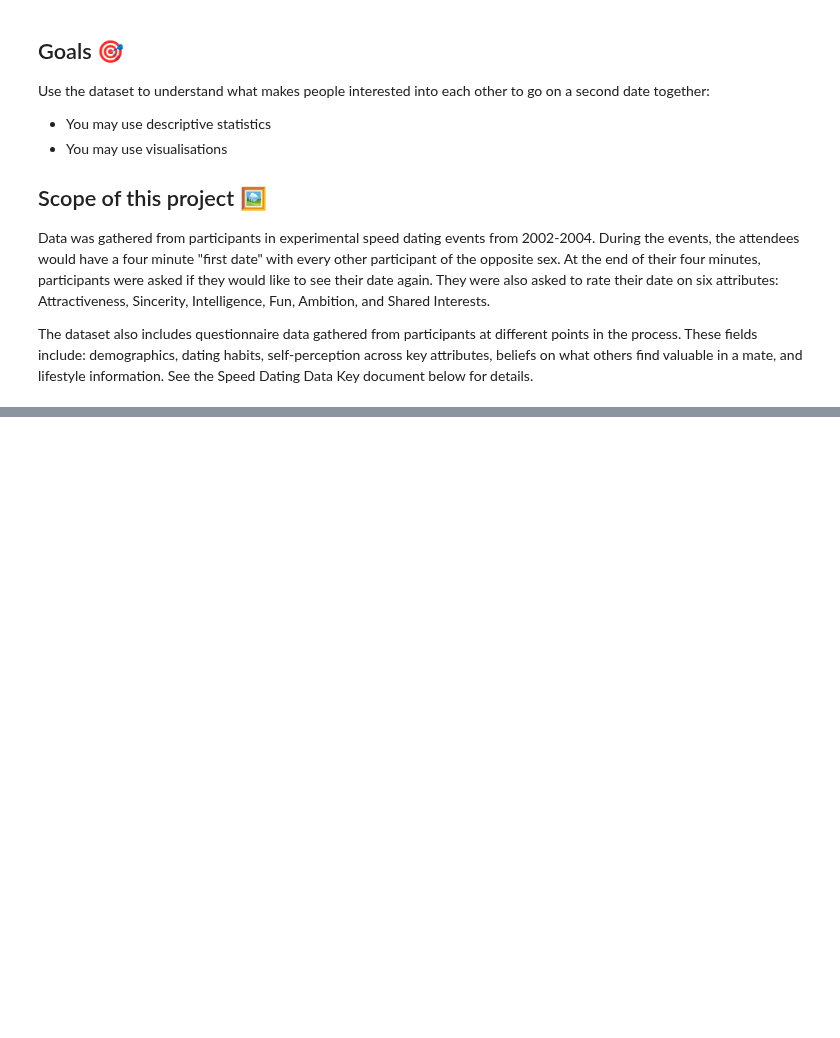
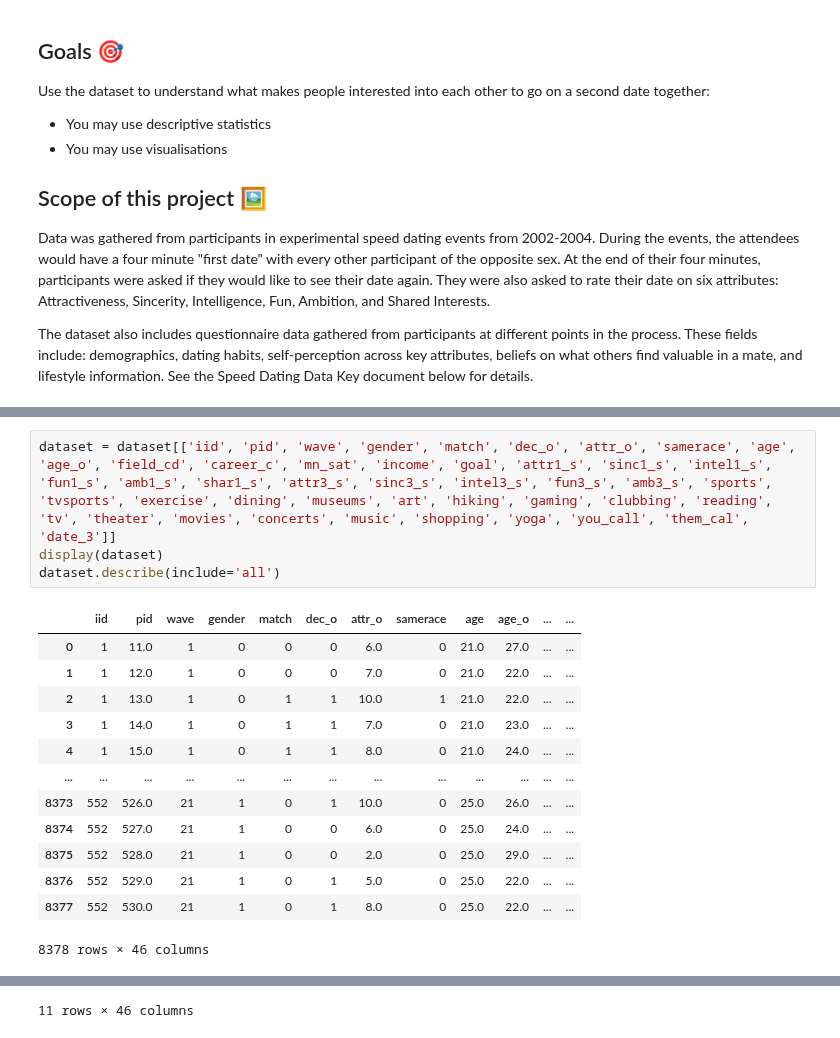
Before and after one commit to TheoGuil/jedha_projects, a Jupyter notebook: SpeedDating/study.ipynb, the cells around one changed output, grey strips where cells are left out. Cells and saved outputs as stored; diff of their text form; blank space fills up the shorter version.

```diff
--- a/SpeedDating/study.ipynb
+++ b/SpeedDating/study.ipynb
@@ -95,0 +121,18 @@ Rate your own attributes:
+# %%
+dataset = dataset[['iid', 'pid', 'wave', 'gender', 'match', 'dec_o', 'attr_o', 'samerace', 'age', 'age_o', 'field_cd', 'career_c', 'mn_sat', 'income', 'goal', 'attr1_s', 'sinc1_s', 'intel1_s', 'fun1_s', 'amb1_s', 'shar1_s', 'attr3_s', 'sinc3_s', 'intel3_s', 'fun3_s', 'amb3_s', 'sports', 'tvsports', 'exercise', 'dining', 'museums', 'art', 'hiking', 'gaming', 'clubbing', 'reading', 'tv', 'theater', 'movies', 'concerts', 'music', 'shopping', 'yoga', 'you_call', 'them_cal', 'date_3']]
+display(dataset)
+dataset.describe(include='all')
+# %% [output]
+|  | iid | pid | wave | gender | match | dec_o | attr_o | samerace | age | age_o | ... | ... |
+| 0 | 1 | 11.0 | 1 | 0 | 0 | 0 | 6.0 | 0 | 21.0 | 27.0 | ... | ... |
+| 1 | 1 | 12.0 | 1 | 0 | 0 | 0 | 7.0 | 0 | 21.0 | 22.0 | ... | ... |
+| 2 | 1 | 13.0 | 1 | 0 | 1 | 1 | 10.0 | 1 | 21.0 | 22.0 | ... | ... |
+| 3 | 1 | 14.0 | 1 | 0 | 1 | 1 | 7.0 | 0 | 21.0 | 23.0 | ... | ... |
+| 4 | 1 | 15.0 | 1 | 0 | 1 | 1 | 8.0 | 0 | 21.0 | 24.0 | ... | ... |
+| ... | ... | ... | ... | ... | ... | ... | ... | ... | ... | ... | ... | ... |
+| 8373 | 552 | 526.0 | 21 | 1 | 0 | 1 | 10.0 | 0 | 25.0 | 26.0 | ... | ... |
+| 8374 | 552 | 527.0 | 21 | 1 | 0 | 0 | 6.0 | 0 | 25.0 | 24.0 | ... | ... |
+| 8375 | 552 | 528.0 | 21 | 1 | 0 | 0 | 2.0 | 0 | 25.0 | 29.0 | ... | ... |
+| 8376 | 552 | 529.0 | 21 | 1 | 0 | 1 | 5.0 | 0 | 25.0 | 22.0 | ... | ... |
+| 8377 | 552 | 530.0 | 21 | 1 | 0 | 1 | 8.0 | 0 | 25.0 | 22.0 | ... | ... |
+8378 rows × 46 columns
@@ -95,0 +151 @@ Rate your own attributes:
+11 rows × 46 columns
```
Also changed, not shown: parts of 5 cells of this notebook.
